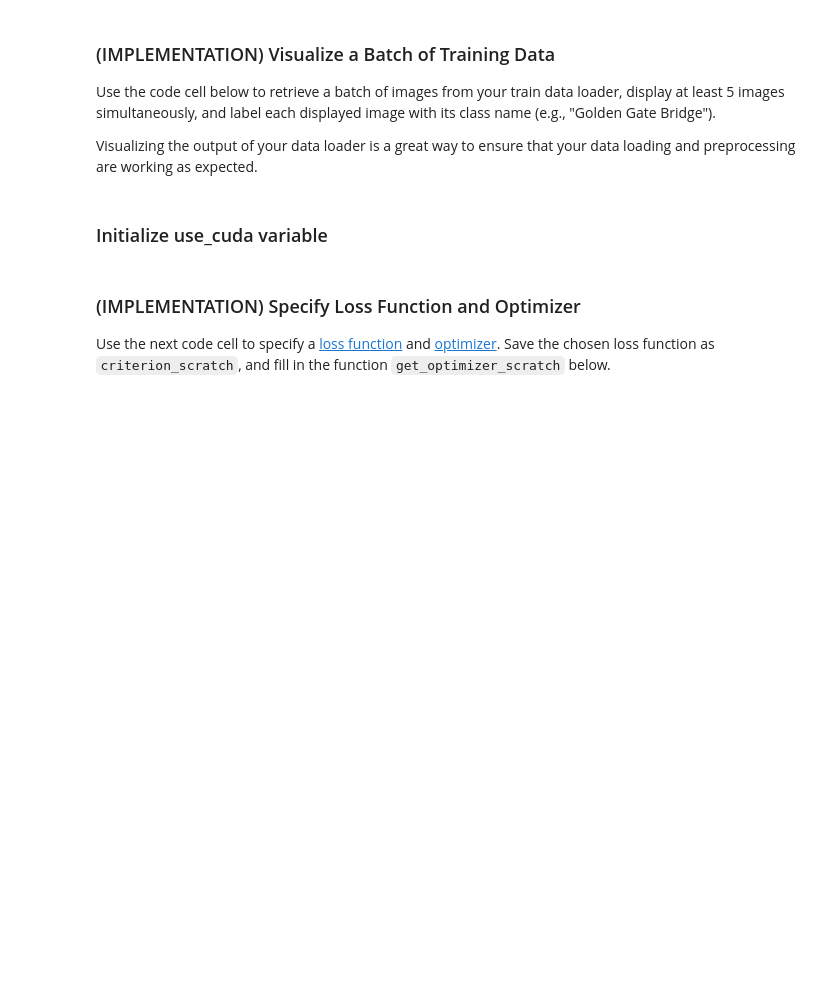
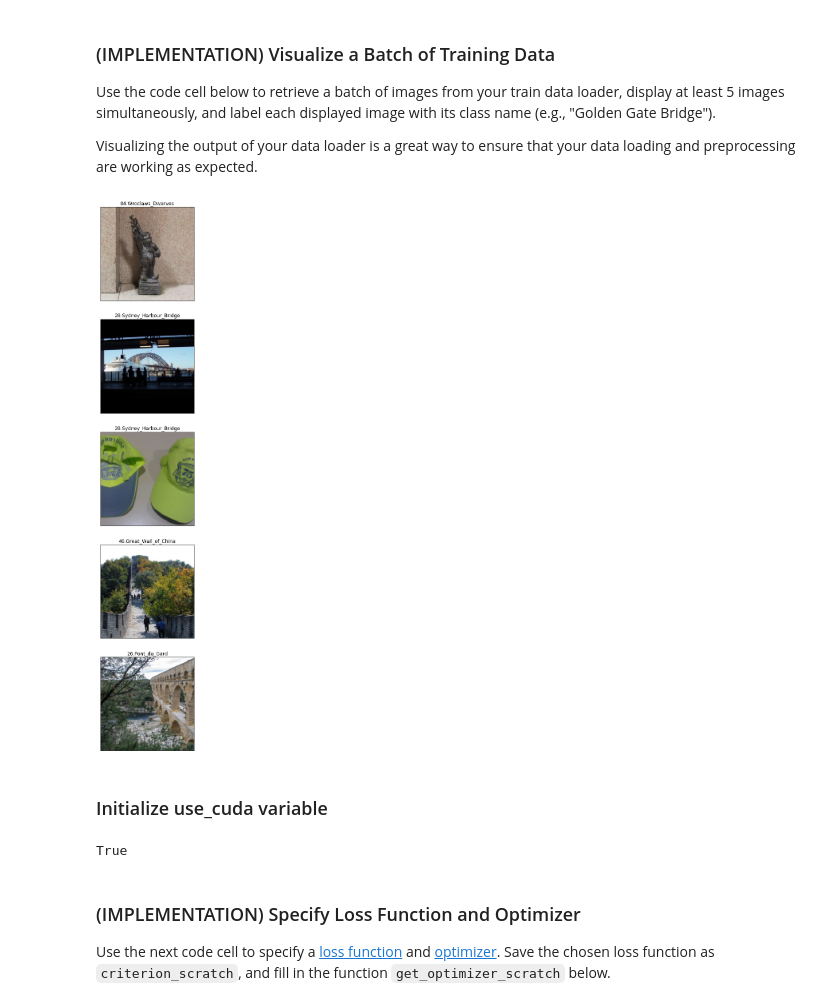
Before and after one commit to guilhermeal86/udacity_DL, a Jupyter notebook: landmark.ipynb, the cells around one changed output. Cells and saved outputs as stored; diff of their text form; code cells hidden in the pictures; blank space fills up the shorter version.

```diff
--- a/landmark.ipynb
+++ b/landmark.ipynb
@@ -161,8 +158,42 @@ import matplotlib.pyplot as plt
+# %%
+import matplotlib.pyplot as plt
+%matplotlib inline
+
+## TODO: visualize a batch of the train data loader
+## the class names can be accessed at the `classes` attribute
+## of your dataset object (e.g., `train_dataset.classes`)
+
+
+# unnormalize the images for visualization
+def imshow(img):
+    mean = np.array([0.5, 0.5, 0.5])
+    std = np.array([0.5, 0.5, 0.5])
+    img = (img * std[:, None, None]) + mean[:, None, None]
+    plt.imshow(np.transpose(img, (1, 2, 0)))
+
+
+# obtain one batch of training images
+dataiter = iter(train_loader)
+images, labels = dataiter.next()
+images = images.numpy()
+
+# plot the images in the batch, along with the corresponding labels
+fig = plt.figure(figsize=(25, 25))
+
+for idx in np.arange(5):
+    ax = fig.add_subplot(5, 1, idx+1, xticks=[], yticks=[])
+    imshow(images[idx])
+    ax.set_title(str(train_data.classes[labels[idx]]))
+# %% [output]
+[figure, added]
 # %% [markdown]
 ### Initialize use_cuda variable
 # %%
 # useful variable that tells us whether we should use the GPU
 use_cuda = torch.cuda.is_available()
+print(use_cuda)
+# %% [output]
+True
 # %% [markdown]
 ### (IMPLEMENTATION) Specify Loss Function and Optimizer
 
```
Also changed, not shown: parts of 13 cells of this notebook.
